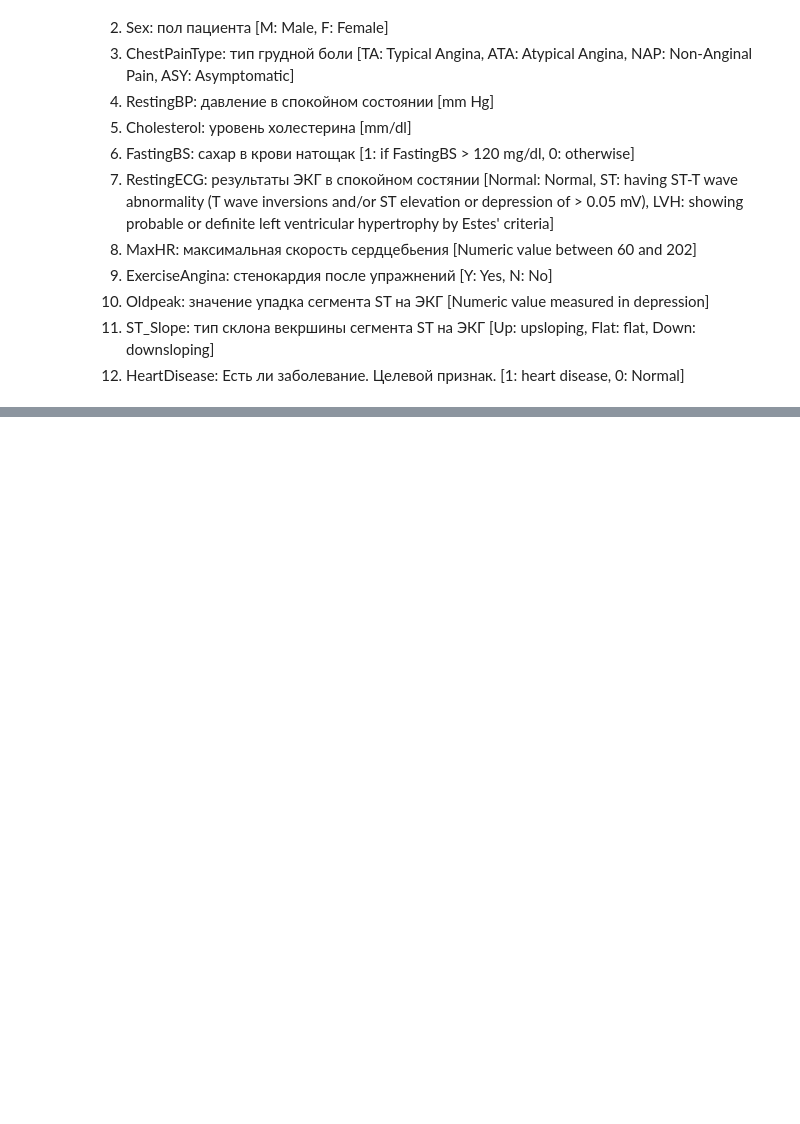
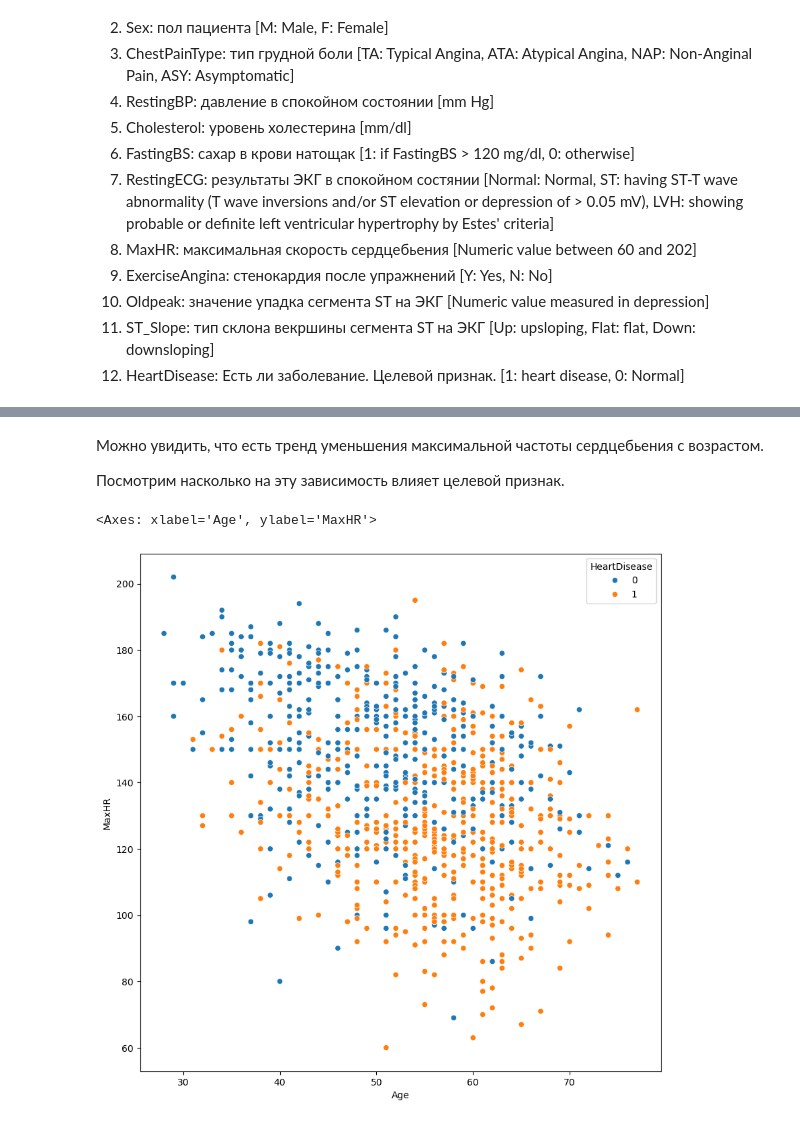
Before and after one commit to DeOwl/Machine_learning_6_sem, a Jupyter notebook: lab_1.ipynb, the cells around one changed output, grey strips where cells are left out. Cells and saved outputs as stored; diff of their text form; code cells hidden in the pictures; blank space fills up the shorter version.

```diff
--- a/lab_1.ipynb
+++ b/lab_1.ipynb
@@ -34,0 +164,10 @@ https://www.kaggle.com/datasets/fedesoriano/heart-failure-prediction
+# %% [markdown]
+Можно увидить, что есть тренд уменьшения максимальной частоты сердцебьения с возрастом.
+
+Посмотрим насколько на эту зависимость влияет целевой признак.
+# %%
+fig, ax = plt.subplots(figsize=(10,10))
+sns.scatterplot(ax=ax, x='Age', y='MaxHR', data=data, hue="HeartDisease")
+# %% [output]
+<Axes: xlabel='Age', ylabel='MaxHR'>
+[figure, added]
```
Also changed, not shown: parts of 19 cells of this notebook.
